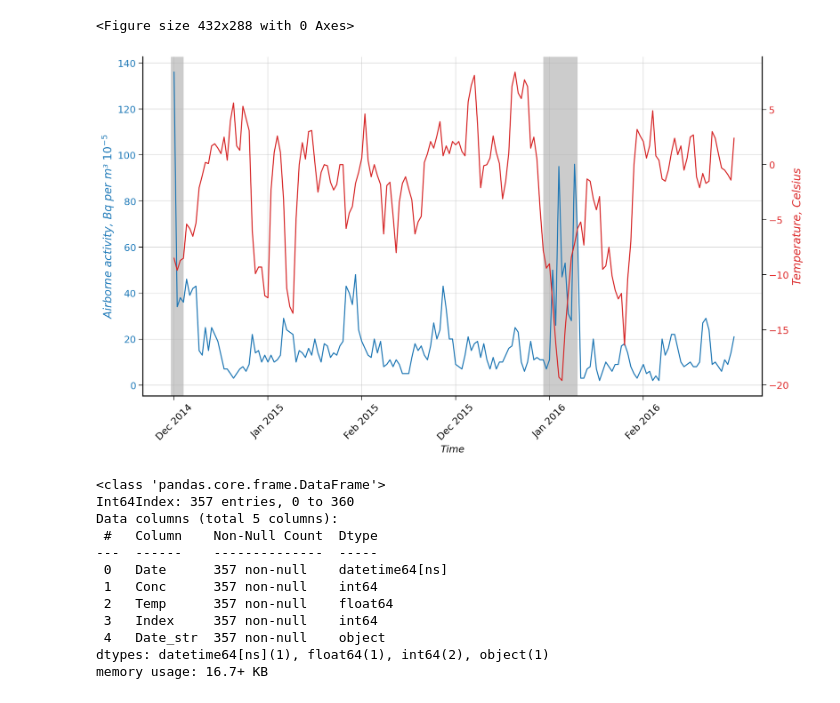
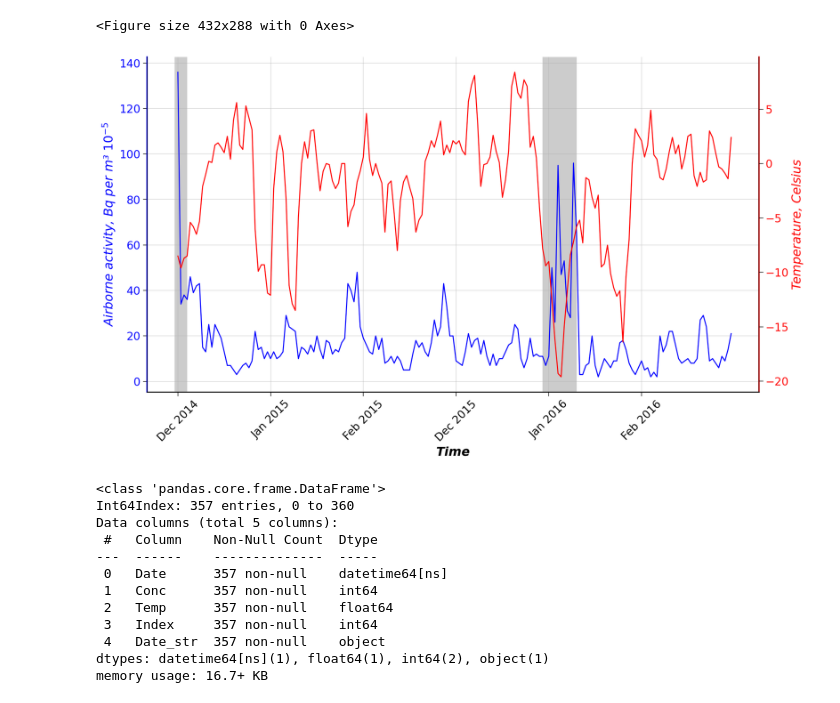
Before and after one commit to ADv0rnik/Data-analysis-for-JER, a Jupyter notebook: Activity'n'climate.ipynb, the cells around one changed output. Cells and saved outputs as stored; diff of their text form; code cells hidden in the pictures.

```diff
--- a/Activity'n'climate.ipynb
+++ b/Activity'n'climate.ipynb
@@ -233,56 +233,58 @@ y1 = df1['Temp']
 y2 = df1['Conc']
 
 fig, ax1 = plt.subplots(1,1, figsize = (16, 9), dpi = 150)
-ax1.plot(x1, y2, color = 'tab:blue')
+ax1.plot(x1, y2, color = 'blue')
 
 ax2 = ax1.twinx()
-ax2.plot(x1, y1, color = 'tab:red')
+ax2.plot(x1, y1, color = 'red')
 lbl = ['Dec 2014','Jan 2015','Feb 2015','Dec 2015', 'Jan 2016', 'Feb 2016']
-plt.xticks(range(1,180, 30), lbl, size ='small')
+plt.xticks(range(1,180, 30), lbl, size ='medium')
 
 ax1.set_xlabel('Time',
-               fontsize = 14,
+               fontsize = 18,
                fontstyle='oblique',
-               fontweight = 'medium')
+               fontweight = 'bold')
 ax1.tick_params(axis='x',
                direction='out',
-               labelsize = 14,
+               labelsize = 16,
                rotation = 45,
                length = 6)
 ax1.set_ylabel('Airborne activity, Bq per m'+s + s1,
-               fontsize = 16,
+               fontsize = 18,
                fontstyle='oblique',
                fontweight = 'medium',
-               color='tab:blue')
+               color='blue')
 ax1.tick_params(axis='y',
                 direction='out',
-                labelsize = 14,
+                labelsize = 16,
                 length = 6,
-                labelcolor='tab:blue' )
+                labelcolor='blue' )
 ax1.axvspan(119,130, facecolor = 'grey', alpha=0.4)
 ax1.axvspan(0,4, facecolor = 'grey', alpha=0.4)
 ax1.grid(alpha = .5)
 
 ax2.set_ylabel('Temperature, Celsius',
-               fontsize = 16,
+               fontsize = 18,
                fontstyle='oblique',
                fontweight = 'medium',
-               color='tab:red')
+               color='red')
 ax2.tick_params(axis='y',
                 direction='out',
-                labelsize = 14,
+                labelsize = 16,
                 length = 6,
-                labelcolor='tab:red' )
+                labelcolor='red' )
 
 ax1.spines['bottom'].set_linewidth(1.5)
-ax1.spines['right'].set_linewidth(1.5)
-ax1.spines['left'].set_linewidth(1.5)
+ax1.spines['right'].set_linewidth(2)
+ax1.spines['right'].set_color('red')
+ax1.spines['left'].set_linewidth(2)
+ax1.spines['left'].set_color('blue')
 ax1.spines['top'].set_visible(False)
 ax2.spines['top'].set_visible(False)
 plt.show()
 #plt.savefig('/content/drive/MyDrive/Colab Notebooks/Data for JER/fig7a.png', dpi = 80)
 # %% [output]
-[figure, old version]
+[figure, new version]
 # %%
 df['Date_str']=df['Date'].dt.strftime('%m/%d/%Y')
 df.info()
```
